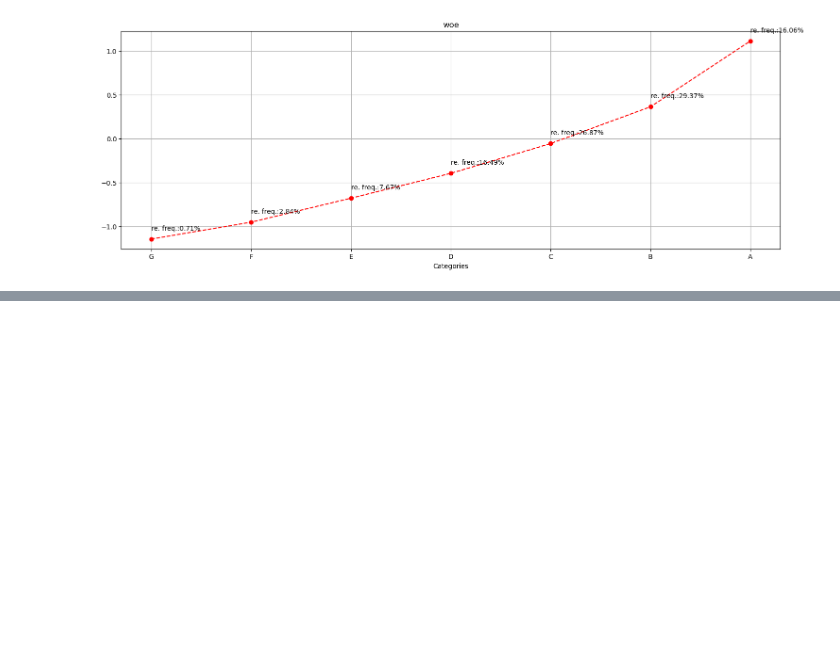
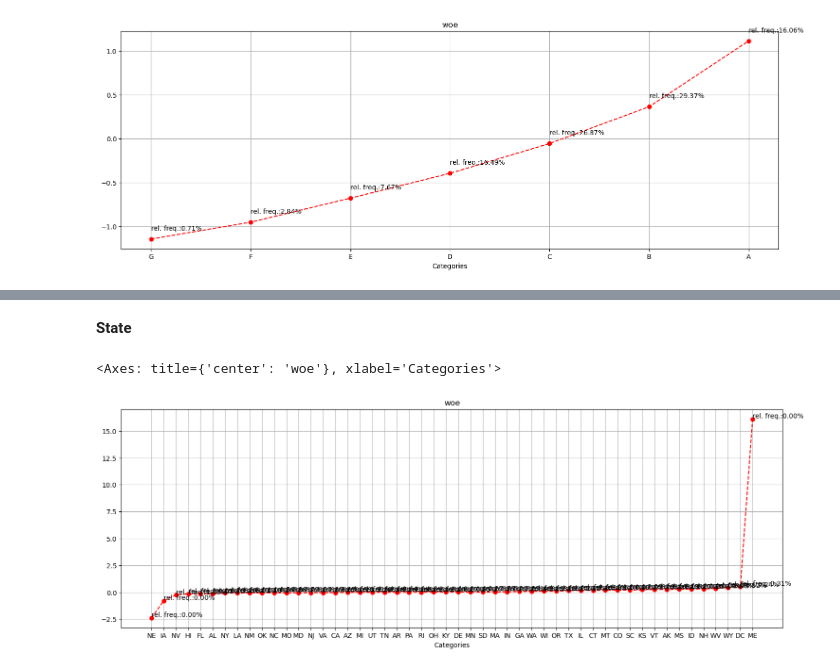
Before and after one commit to Xavi-Linux/CaRMeLo, a Jupyter notebook: notebooks/Data_preparation.ipynb, the cells around one changed output, grey strips where cells are left out. Saved outputs shown, nothing was run; the diff lists cells and outputs as text; code cells hidden in the pictures; blank space fills up the shorter version.

```diff
--- a/notebooks/Data_preparation.ipynb
+++ b/notebooks/Data_preparation.ipynb
@@ -350,0 +367,2 @@ plot_woe(woe_summary.loc['grade', :]['woe'], labels=woe_summary.loc['grade', :][
+# %% [markdown]
+**State**
@@ -350,0 +371,5 @@ plot_woe(woe_summary.loc['grade', :]['woe'], labels=woe_summary.loc['grade', :][
+# %%
+plot_woe(woe_summary.loc['addr_state', :]['woe'], labels=woe_summary.loc['addr_state', :]['n_obs_rel'].apply(lambda v: 'rel. freq.:{:.2%}'.format(v)))
+# %% [output]
+<Axes: title={'center': 'woe'}, xlabel='Categories'>
+[figure, added]
```
Also changed, not shown: parts of 40 cells of this notebook.
